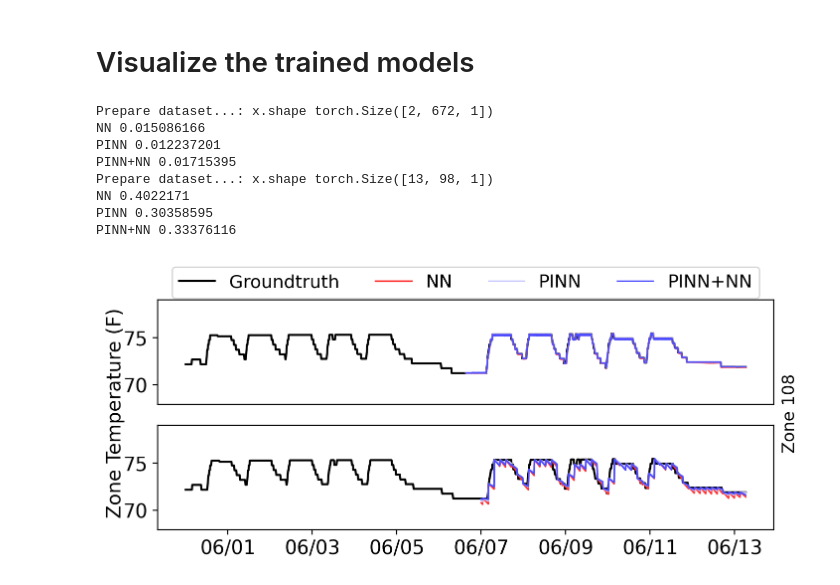
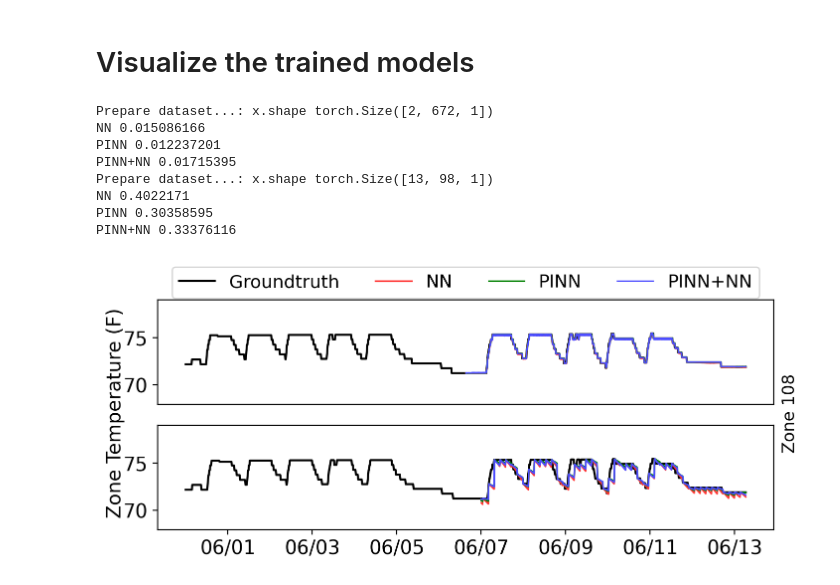
Before and after one commit to ExistentialRobotics/physics_based_sysid, a Jupyter notebook: PINN_for_building/PINN_for_building.ipynb, the cells around one changed output. Drawn from its saved outputs; the diff is of its cells as text; code cells hidden in the pictures.

Commit message:
update the colors

```diff
--- a/PINN_for_building/PINN_for_building.ipynb
+++ b/PINN_for_building/PINN_for_building.ipynb
@@ -492,7 +492,7 @@ import matplotlib.pyplot as plt
 
 model_names = ['D1', 'P1', 'C1']
 model_names2 = ['NN', 'PINN', 'PINN+NN']
-colors = ['#ff3534', '#ccccff', '#4c4cff', '#ef857e']
+colors = ['#ff3534', '#008000', '#4c4cff', '#ef857e'] ##4c4cff
 alphas = [1, 1, 1]
 lims = [68, 79]
 fig, ax = plt.subplots(2, 1, figsize=(8, 3))
@@ -540,31 +540,31 @@ for i, length in enumerate([2, 13]):
             linewidth=1.2 - 0.1 * j * (i == 0),
             label=model_names2[j]
         )
 
         print(model_names2[j], np.mean((transformed_predx - transformed_truex) ** 2))
 
     ax[i].set_xticks([])
     ax[i].set_ylim(lims)
     ax[i].tick_params(labelsize=14)
 
 # Add legend and labels
 ax[0].legend(loc='upper center', bbox_to_anchor=(0.5, 1.4), ncol=5)
 fig.text(0.06, 0.5, 'Zone Temperature (F)', va='center', rotation='vertical', fontsize=14)
 fig.text(0.91, 0.5, 'Zone 108', va='center', rotation='vertical', fontsize=12)
 
 # Add x-ticks for the last subplot
 tick_positions = list(range(96, 96 * 14, 96 * 2))
 tick_labels = ['06/01', '06/03', '06/05', '06/07', '06/09', '06/11', '06/13']
 ax[-1].set_xticks(tick_positions)
 ax[-1].set_xticklabels(tick_labels, fontsize=14)
 plt.savefig('predict.png', dpi=300, bbox_inches='tight')
 # %% [output]
 Prepare dataset...: x.shape torch.Size([2, 672, 1])
 NN 0.015086166
 PINN 0.012237201
 PINN+NN 0.01715395
 Prepare dataset...: x.shape torch.Size([13, 98, 1])
 NN 0.4022171
 PINN 0.30358595
 PINN+NN 0.33376116
-[figure, old version]
+[figure, new version]
```
Also changed, not shown: 2 other files.
